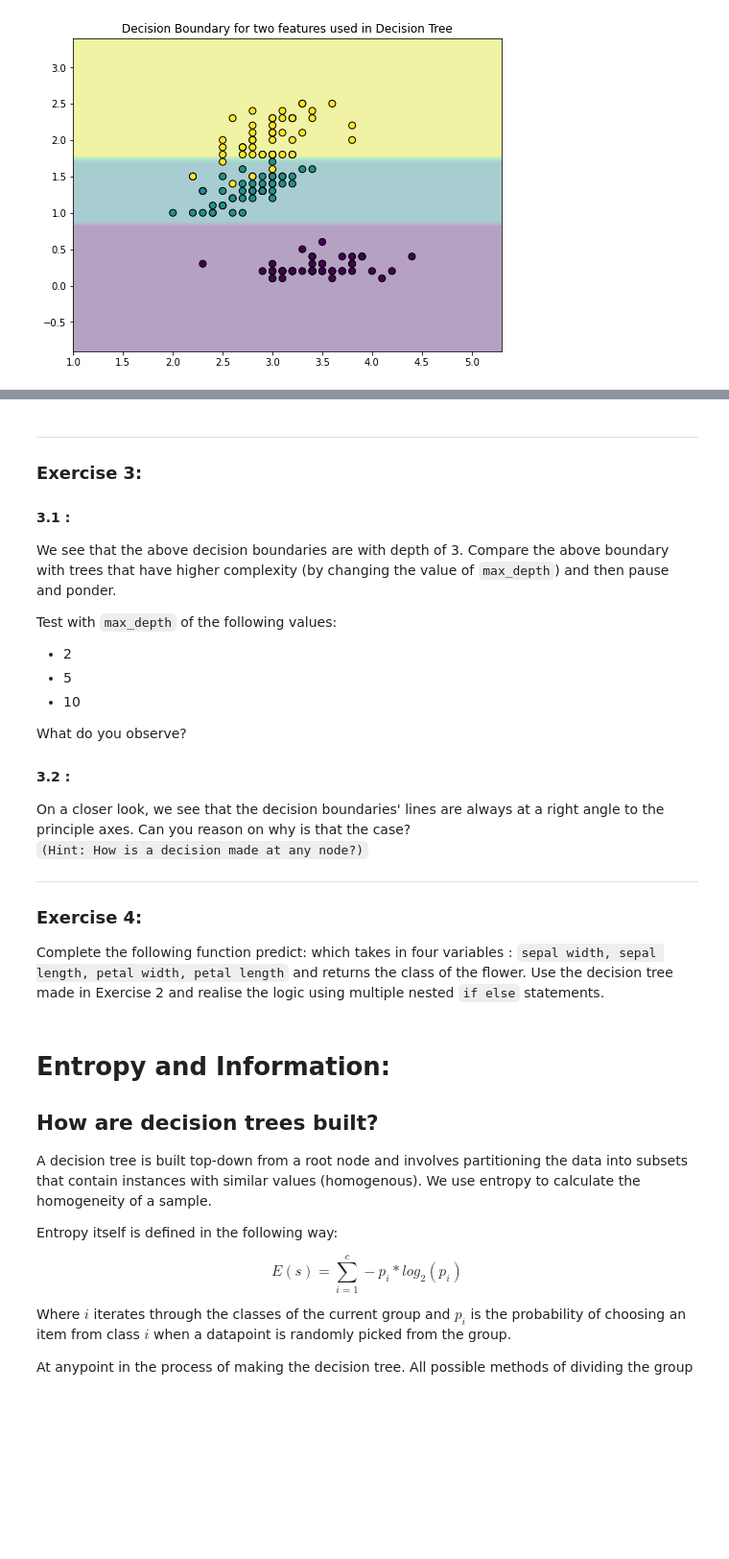
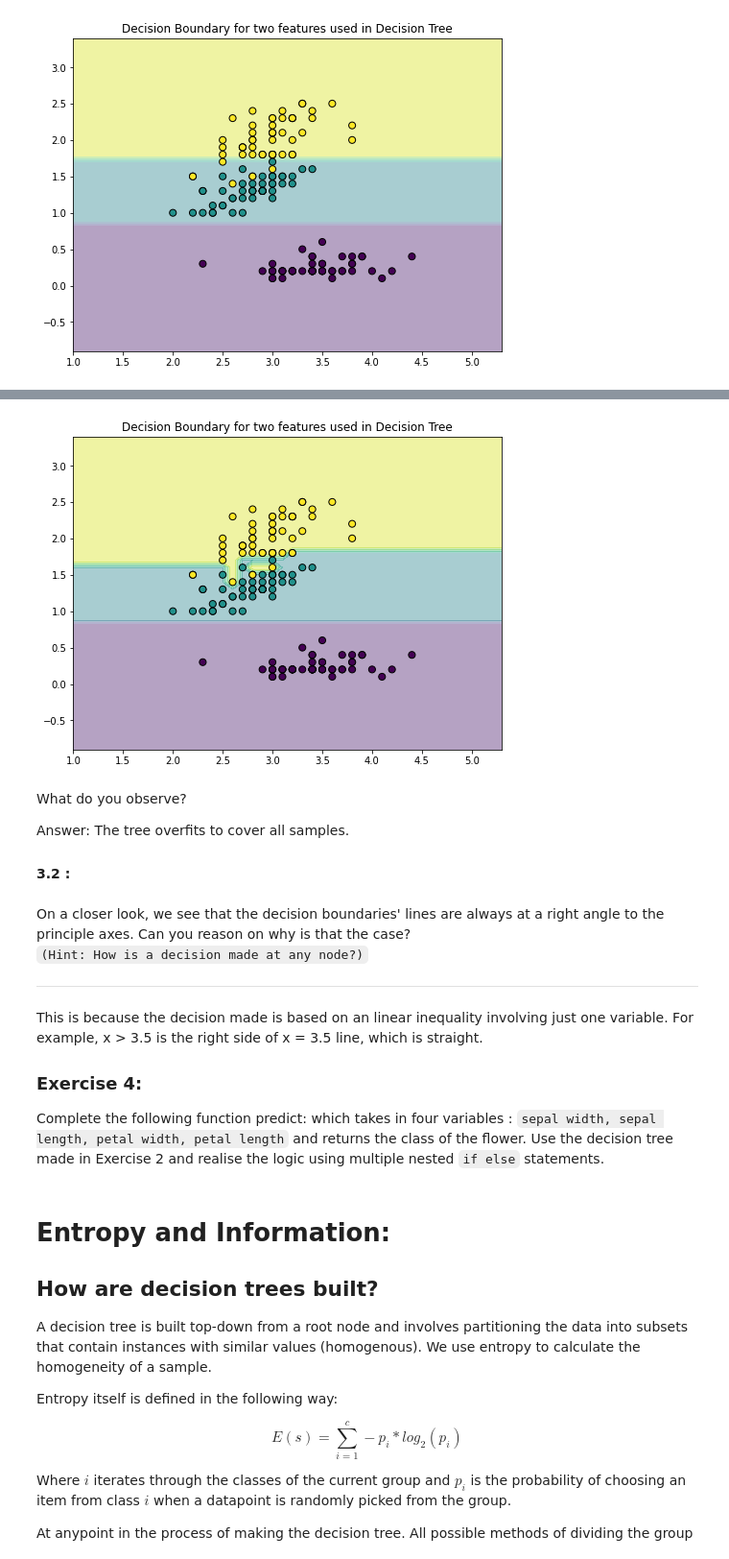
Before and after one commit to 5ury4pr454th/fmml-labs, a Jupyter notebook: Module5_Lab2_FMML20210108.ipynb, the cells around one changed output, grey strips where cells are left out. Shown at 96% size. Saved outputs shown, nothing was run; the diff lists cells and outputs as text; code cells hidden in the pictures; blank space fills up the shorter version.

```diff
--- a/Module5_Lab2_FMML20210108.ipynb
+++ b/Module5_Lab2_FMML20210108.ipynb
@@ -222,25 +266,25 @@ plotDecisionBoundary(X, y, pair, clf)
+# %%
+max_depth_param = 10
+
+clf = tree.DecisionTreeClassifier(random_state = 0, max_depth = max_depth_param)
+pair = [1, 3]
+clf.fit(X[:, pair], y)
+plotDecisionBoundary(X, y, pair, clf)
+# %% [output]
+[figure, added]
+# %% [markdown]
+
+What do you observe?
+
+Answer: The tree overfits to cover all samples.
+#### 3.2 :
 # %% [markdown]
----
-
-### Exercise 3:
-
-#### 3.1 :
-We see that the above decision boundaries are with depth of 3. Compare the above boundary with trees that have higher complexity (by changing the value of `max_depth`) and then pause and ponder.
-
-Test with `max_depth` of the following values:
-- 2
-- 5
-- 10
-
-
-What do you observe?
-
-#### 3.2 :
 
 On a closer look, we see that the decision boundaries' lines are always at a right angle to the principle axes. Can you reason on why is that the case? \
 `(Hint: How is a decision made at any node?)`
 
 ---
+This is because the decision made is based on an linear inequality involving just one variable. For example, x > 3.5 is the right side of x = 3.5 line, which is straight.
 
 ### Exercise 4:
 
```
Also changed, not shown: parts of 7 cells of this notebook.
